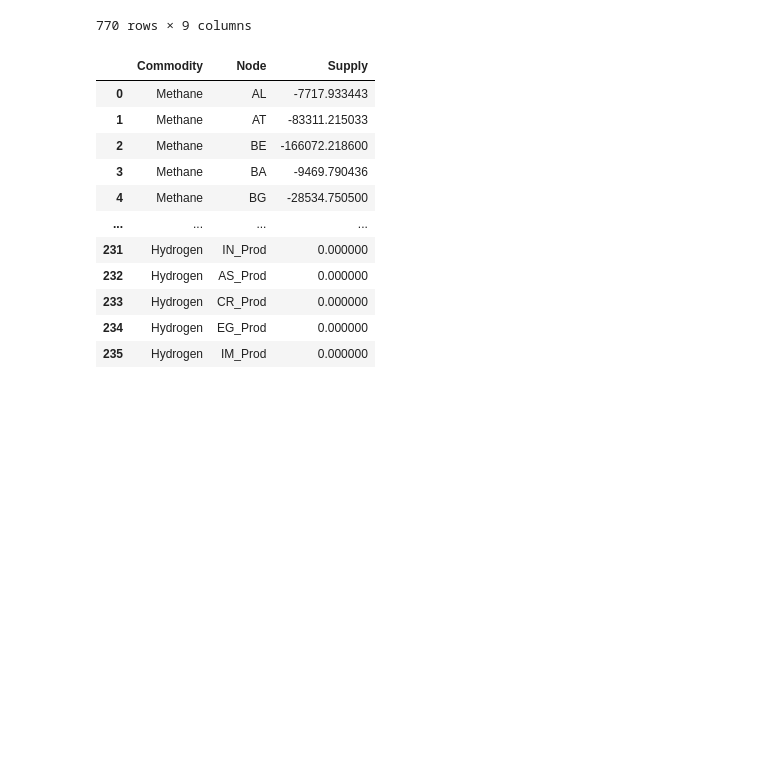
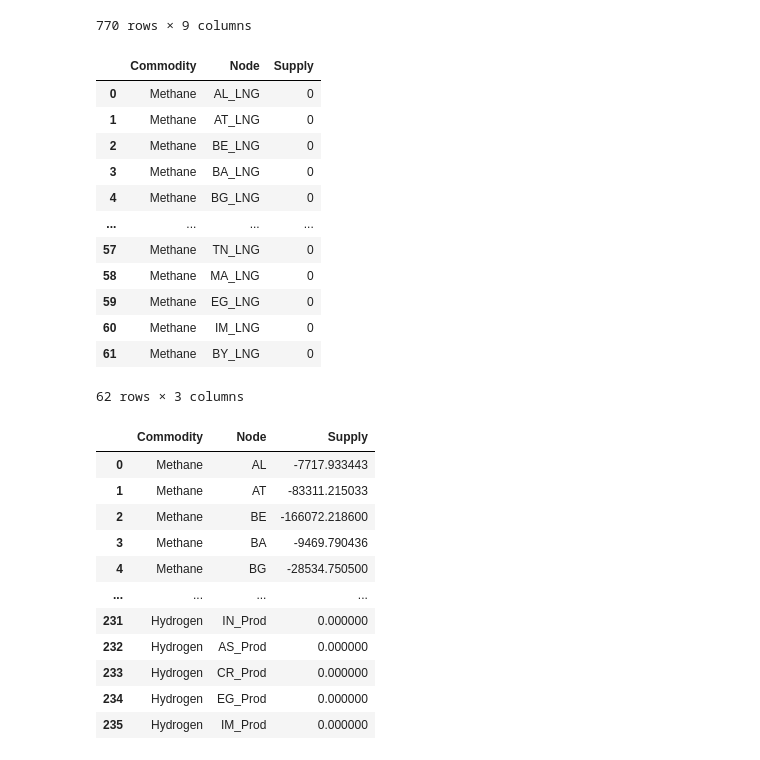
Before and after one commit to CSEI-EU/gas_infrastructure_model, a Jupyter notebook: 00_code_base/07_data_prep/Data_Prep.ipynb, the cells around one changed output. Saved outputs shown, nothing was run; the diff lists cells and outputs as text; code cells hidden in the pictures; blank space fills up the shorter version.

Commit message:
first attempt to add LNG nodes into the supply sheet list
relevant even if an LNG node itself does not have endogenous demand or supply

```diff
--- a/00_code_base/07_data_prep/Data_Prep.ipynb
+++ b/00_code_base/07_data_prep/Data_Prep.ipynb
@@ -671,6 +671,52 @@ production_cost_data = {
 
 # Create the dataframe
 production_cost_df = pd.DataFrame(production_cost_data)
+# %%
+
+def create_missing_prod_and_lng_nodes(df_demand_supply_complete):
+    # Step 1: Check for missing production nodes (those without _Prod)
+    missing_prod_nodes = []
+    for node in df_demand_supply_complete['Node']:
+        # Check if '_Prod' exists for the base node
+        if not node.endswith("_Prod"):
+            prod_node = f"{node}_Prod"
+            if prod_node not in df_demand_supply_complete['Node'].values:
+                missing_prod_nodes.append(node)
+
+    # Step 2: Create new nodes with _LNG for nodes that don't have _Prod or _LNG
+    new_lng_nodes = []
+    for node in df_demand_supply_complete['Node']:
+        if not node.endswith("_Prod") and not node.endswith("_LNG"):
+            # Create new LNG node with 0 Supply
+            new_lng_nodes.append({
+                "Commodity": "Methane",
+                "Node": f"{node}_LNG",  # Adding _LNG to the node name
+                "Supply": 0
+            })
+
+    # Convert the new LNG nodes list to a DataFrame
+    df_new_lng_nodes = pd.DataFrame(new_lng_nodes)
+
+    # Return both missing production nodes and new LNG nodes dataframe
+    return missing_prod_nodes, df_new_lng_nodes
+# %%
+missing, new  = create_missing_prod_and_lng_nodes(df_all_supply_demand)
+# %%
+new
+# %% [output]
+|  | Commodity | Node | Supply |
+| 0 | Methane | AL_LNG | 0 |
+| 1 | Methane | AT_LNG | 0 |
+| 2 | Methane | BE_LNG | 0 |
+| 3 | Methane | BA_LNG | 0 |
+| 4 | Methane | BG_LNG | 0 |
+| ... | ... | ... | ... |
+| 57 | Methane | TN_LNG | 0 |
+| 58 | Methane | MA_LNG | 0 |
+| 59 | Methane | EG_LNG | 0 |
+| 60 | Methane | IM_LNG | 0 |
+| 61 | Methane | BY_LNG | 0 |
+62 rows × 3 columns
 # %%
 # Example: Calling function with hydrogen_investment = False
 df_demand_supply_complete = expand_with_hydrogen(df_all_supply_demand, hydrogen_investment)
```
